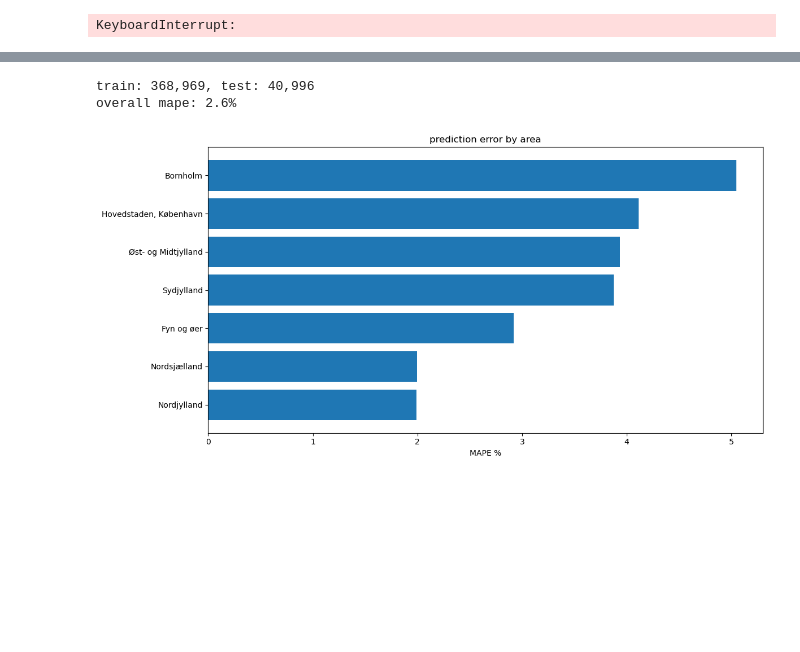
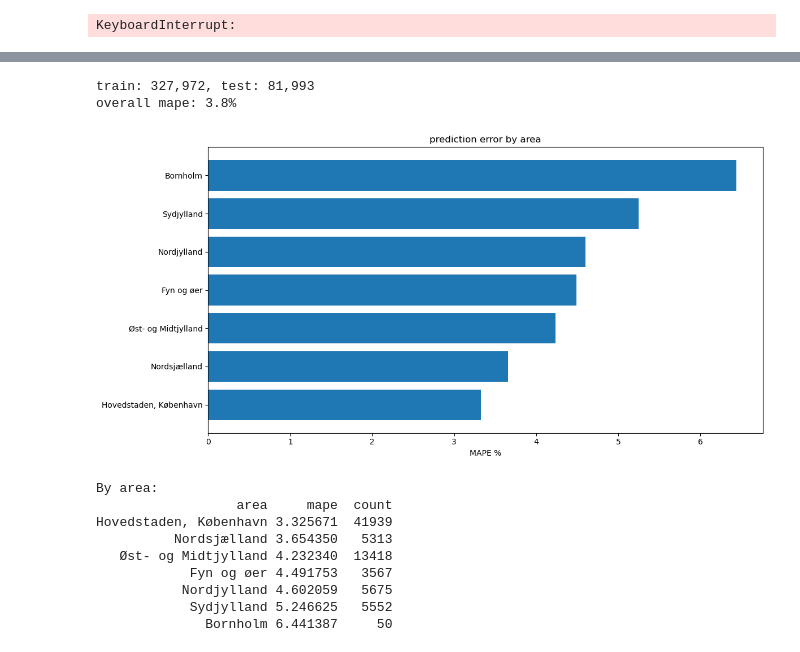
Before and after one commit to VictorJustesen/bachelor, a Jupyter notebook: automltrainer/test.ipynb, the cells around one changed output, grey strips where cells are left out. Saved outputs shown, nothing was run; the diff lists cells and outputs as text; code cells hidden in the pictures; blank space fills up the shorter version.

```diff
--- a/automltrainer/test.ipynb
+++ b/automltrainer/test.ipynb
@@ -411,0 +399,24 @@ Best Test mape: 0.02
+# %%
+import numpy as np
+
+df = pd.read_csv('cleaned_data_harshertesttest.csv')
+df['dato'] = pd.to_datetime(df['dato'])
+df = df.sort_values('dato')
+df = df.drop(columns=['dato'])
+df = pd.get_dummies(df, columns=['btype'], dtype=int,prefix_sep='.')
+
+automl=SimpleAutoML()
+
+for col in df.select_dtypes(include=[np.number]).columns:
+        df = df[~np.isinf(df[col])]
+
+results = automl.run_automl(
+    df=df,
+    target_col='købesum',
+    feature_selection_fn=None,
+    hypertuning_fn=LineSearchTuner,
+    loss_fn=mape(),
+    n_splits=5,
+    test_split=0.10, #approximately 6 months into the future 35k houses.
+    param_amount='custom'
+)
@@ -416,8 +445,9 @@ from xgboost import XGBRegressor
 from sklearn.preprocessing import StandardScaler
 from matplotlib import pyplot as plt
 df = pd.read_csv('cleaned_data_harshertest.csv')
-
-df_clean = df.drop(columns=['dato'])
+df['dato'] = pd.to_datetime(df['dato'])
+df = df.sort_values('dato')
+df_clean = df.drop(columns=['dato','pris_pr_m2_temp'])
 
 def mape(actual, pred):
     return np.mean(np.abs((actual - pred) / actual)) * 100
@@ -426,7 +456,7 @@ for col in df_clean.select_dtypes(include=['float', 'float64']).columns:
     df_clean = df_clean[~np.isinf(df_clean[col])]
 
 # simple split - last 2% for testing
-test_size = int(0.1 * len(df_clean))
+test_size = int(0.2 * len(df_clean))
 train_data = df_clean.iloc[:-test_size]
 test_data = df_clean.iloc[-test_size:]
 
@@ -446,40 +476,53 @@ X_test_scaled = scaler.transform(X_test)
 # train with best params
 model = XGBRegressor(
     n_estimators=300,
-    learning_rate=1,
+    learning_rate=0.05,
     max_depth=9,
     random_state=42
 )
 
 model.fit(X_train_scaled, y_train)
 preds = model.predict(X_test_scaled)
 
 print(f"overall mape: {mape(y_test, preds):.1f}%")
 
 # by area
 area_cols = [col for col in test_data.columns if 'område_' in col]
 
 # quick plot
 results = []
 for col in area_cols:
     area_data = test_data[test_data[col] == 1]
     if len(area_data) > 5:
         area_name = col.replace('område_', '')
         area_actual = y_test[test_data[col] == 1]
         area_preds = preds[test_data[col] == 1]
         area_mape = mape(area_actual, area_preds)
         results.append([area_name, area_mape, len(area_data)])
 
 results_df = pd.DataFrame(results, columns=['area', 'mape', 'count'])
 results_df = results_df.sort_values('mape')
 
 plt.figure(figsize=(12, 6))
 plt.barh(results_df['area'], results_df['mape'])
 plt.xlabel('MAPE %')
 plt.title('prediction error by area')
 plt.tight_layout()
 plt.show()
+
+
+print(f"\nBy area:")
+print(results_df.to_string(index=False))
 # %% [output]
-train: 368,969, test: 40,996
-overall mape: 2.6%
+train: 327,972, test: 81,993
+overall mape: 3.8%
-[figure, old version]
+[figure, new version]
+By area:
+                  area     mape  count
+Hovedstaden, København 3.325671  41939
+          Nordsjælland 3.654350   5313
+   Øst- og Midtjylland 4.232340  13418
+            Fyn og øer 4.491753   3567
+           Nordjylland 4.602059   5675
+            Sydjylland 5.246625   5552
+              Bornholm 6.441387     50
```
Also changed, not shown: parts of 9 cells of this notebook, 6 other files.
